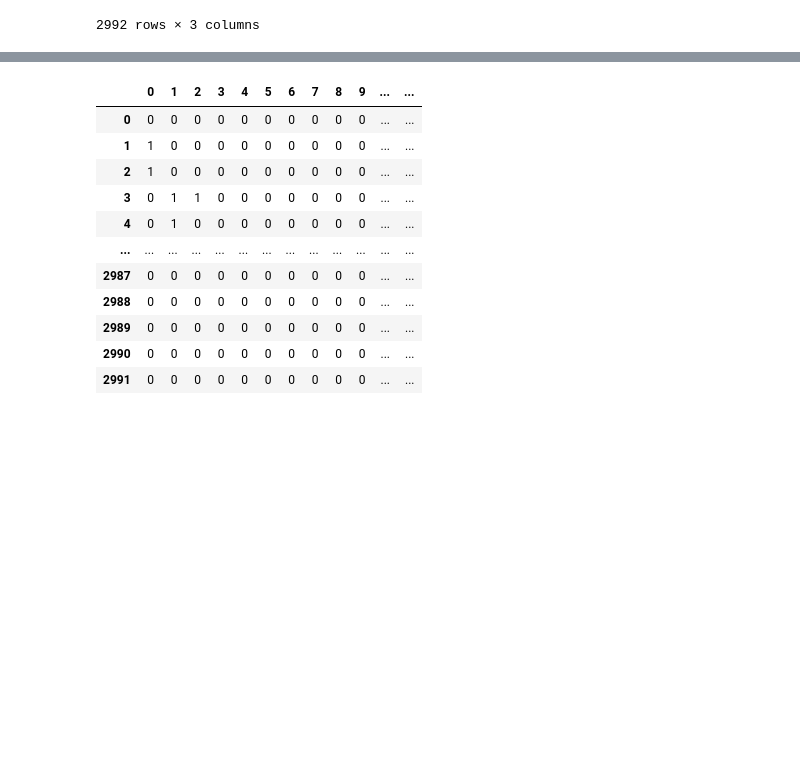
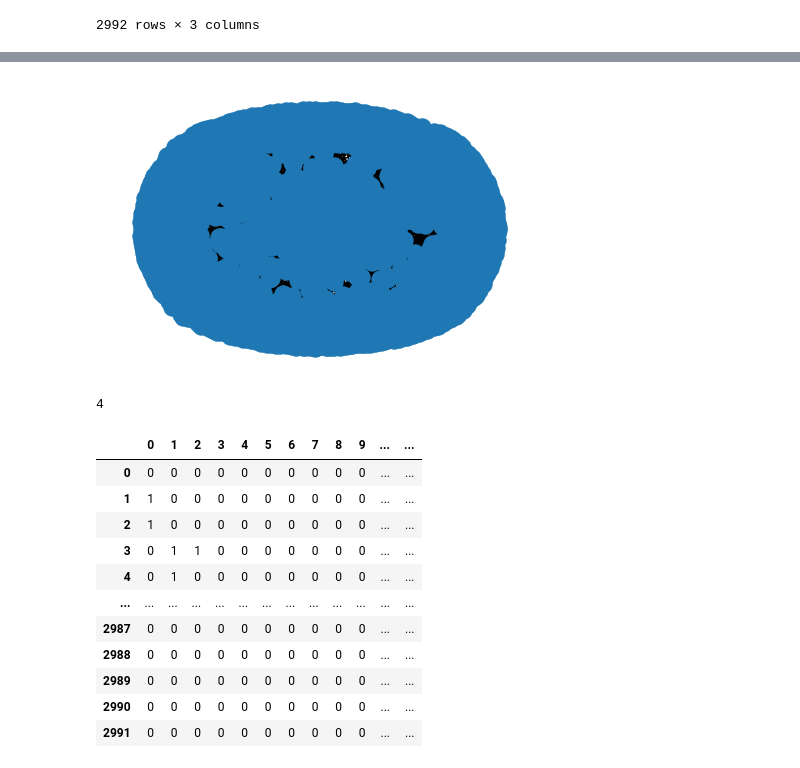
Before and after one commit to relogu/cn_project, a Jupyter notebook: notebooks/graph_init.ipynb, the cells around one changed output, grey strips where cells are left out. Drawn from its saved outputs; the diff is of its cells as text; code cells hidden in the pictures; blank space fills up the shorter version.

```diff
--- a/notebooks/graph_init.ipynb
+++ b/notebooks/graph_init.ipynb
@@ -11,17 +11,15 @@ import pandas as pd
 import networkx as nx
 from scipy import sparse
 from sklearn.preprocessing import normalize
-from gensim import corpora, models
-from gensim.models.word2vec import Word2Vec, KeyedVectors
-from tqdm import tqdm
+from gensim.models.word2vec import KeyedVectors
+from tqdm.notebook import tqdm
 from joblib import Parallel, delayed
-from functools import partial
 # import cugraph ## this library works with CUDA-capable GPUs but has many issues
 
 PATH_TO_DATA = Path('../data')
 WORD_VECTORS_FILENAME = 'words_dataframe.csv'
 ARTICLES_DF_FILENAME = 'info_dataframe.csv'
-N_THREADS = 64
+N_THREADS = 12
 MIN_SIM=0.5
 # %% [markdown]
 ## Create Similarity Matrix
@@ -72,7 +70,6 @@ def create_model_matrix(data, model):
     # function to parallelize
     def fn(article):
         article_vector = np.zeros((1, 300))
-        deno = np.sum(data[article,:])
         for i, word in enumerate(all_words):
             # using tf-idf as weight
             tf = data[article,i]
@@ -90,7 +87,7 @@ def create_model_matrix(data, model):
             article_vector = article_vector + word_vector*weight
         return article_vector
 
-    list_of_docvs = Parallel(n_jobs=N_THREADS, backend="multiprocessing")(delayed(fn)(i) for i in articles_iterator)
+    list_of_docvs = Parallel(n_jobs=N_THREADS)(delayed(fn)(i) for i in articles_iterator)
     return np.array(list_of_docvs).squeeze()
 # %% [markdown]
 Loading the [ConceptNet Numberbatch](https://aaai.org/ocs/index.php/AAAI/AAAI17/paper/view/14972) model, and adapting to our words.
@@ -363,3 +392,5 @@ articles
 | 2990 | 1843976290 | 2021-02-05 | 158115 |
 | 2991 | 1843855200 | 2021-02-05 | 134909 |
 2992 rows × 3 columns
+# %%
+G = create_graph(dists_triu, articles, sim_min=MIN_SIM)
@@ -366,2 +417,7 @@ articles
+# %%
+
+nx.draw(G)#, with_labels=True, font_weight='bold')
+# %% [output]
+[figure, added]
 # %%
 G = create_graph(dists_triu, articles, sim_min=MIN_SIM)
@@ -373,2 +429,6 @@ nx.write_graphml(H, '../data/empirical_graph.graphml')
 # nx.draw(H, with_labels=True, font_weight='bold')
+# %%
+H.nodes(4)._data
+# %% [output]
+4
 # %%
```
Also changed, not shown: parts of 9 cells of this notebook.
